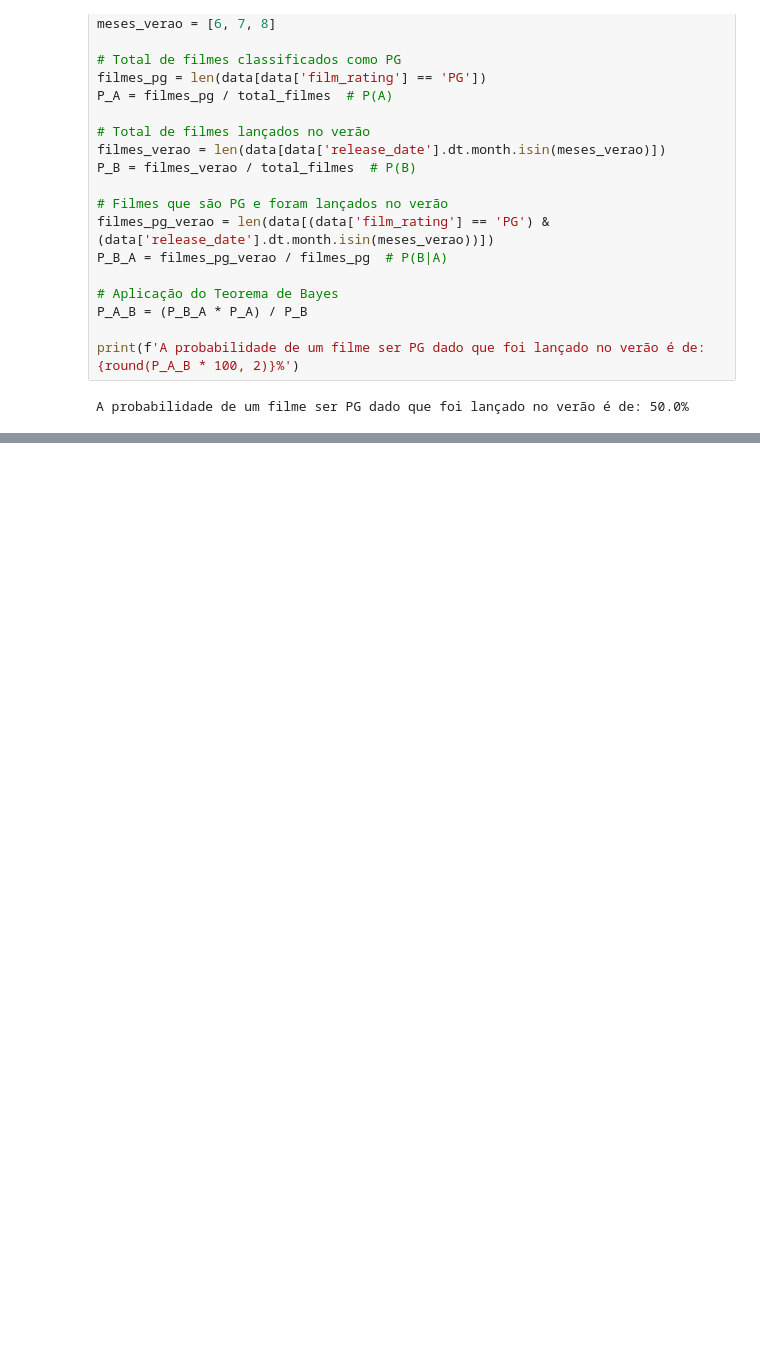
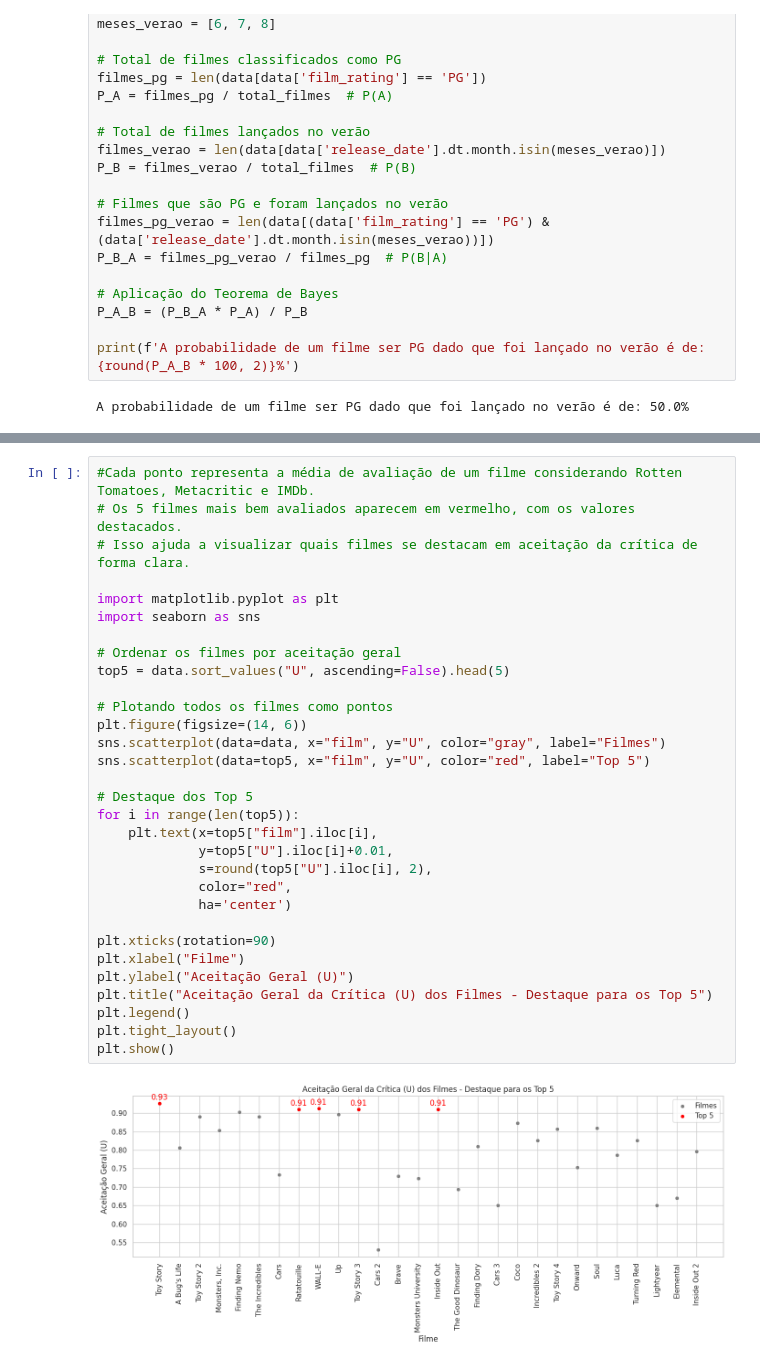
Before and after one commit to Manuelaamorim/pixar_dataset, a Jupyter notebook: pixar_films_dataset.ipynb, the cells around one changed output, grey strips where cells are left out. Cells and saved outputs as stored; diff of their text form; blank space fills up the shorter version.

```diff
--- a/pixar_films_dataset.ipynb
+++ b/pixar_films_dataset.ipynb
@@ -379,0 +466,33 @@ A probabilidade de um filme ser PG dado que foi lançado no verão é de: 50.0%
+# %%
+#Cada ponto representa a média de avaliação de um filme considerando Rotten Tomatoes, Metacritic e IMDb.
+# Os 5 filmes mais bem avaliados aparecem em vermelho, com os valores destacados.
+# Isso ajuda a visualizar quais filmes se destacam em aceitação da crítica de forma clara.
+
+import matplotlib.pyplot as plt
+import seaborn as sns
+
+# Ordenar os filmes por aceitação geral
+top5 = data.sort_values("U", ascending=False).head(5)
+
+# Plotando todos os filmes como pontos
+plt.figure(figsize=(14, 6))
+sns.scatterplot(data=data, x="film", y="U", color="gray", label="Filmes")
+sns.scatterplot(data=top5, x="film", y="U", color="red", label="Top 5")
+
+# Destaque dos Top 5
+for i in range(len(top5)):
+    plt.text(x=top5["film"].iloc[i],
+             y=top5["U"].iloc[i]+0.01,
+             s=round(top5["U"].iloc[i], 2),
+             color="red",
+             ha='center')
+
+plt.xticks(rotation=90)
+plt.xlabel("Filme")
+plt.ylabel("Aceitação Geral (U)")
+plt.title("Aceitação Geral da Crítica (U) dos Filmes - Destaque para os Top 5")
+plt.legend()
+plt.tight_layout()
+plt.show()
+# %% [output]
+[figure, added]
```
Also changed, not shown: parts of 6 cells of this notebook.
